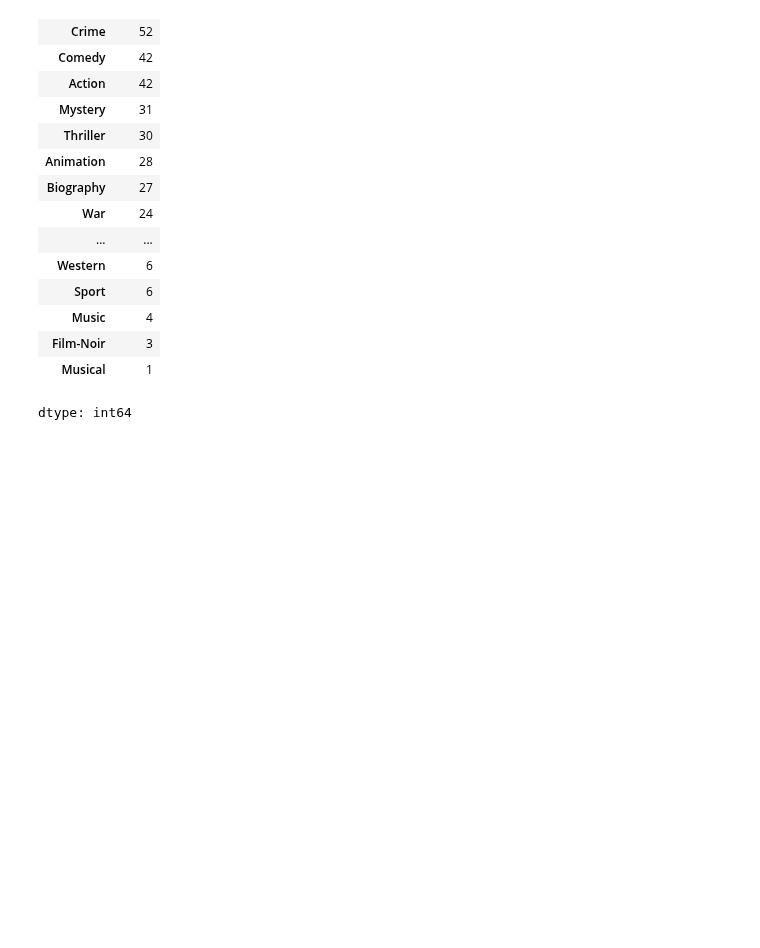
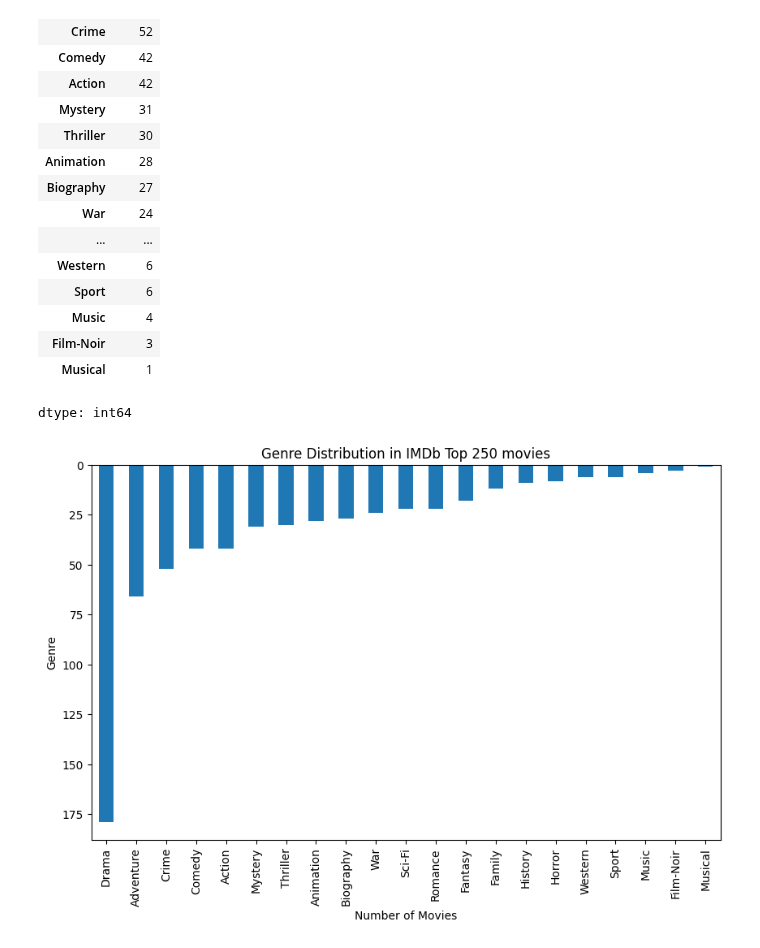
Before and after one commit to AVK48/AI-ML-JOURNEY, a Jupyter notebook: IMDb_Top_250_Movie_Insights.ipynb, the cells around one changed output. Cells and saved outputs as stored; diff of their text form; code cells hidden in the pictures; blank space fills up the shorter version.

Commit message:
Generated the plot

```diff
--- a/IMDb_Top_250_Movie_Insights.ipynb
+++ b/IMDb_Top_250_Movie_Insights.ipynb
@@ -5,7 +5,7 @@ import pandas as pd
 import matplotlib.pyplot as plt
 import seaborn as sns
 import numpy as np
-df = pd.read_csv("/content/ToP 250 movies on imdb in 2026.csv")
+df = pd.read_csv("/content/sample_data/ToP 250 movies on imdb in 2026.csv")
 df.info()
 # %% [output]
 <class 'pandas.core.frame.DataFrame'>
@@ -128,8 +128,3 @@ exdf['genres'].value_counts()
 | ['Drama', 'Romance', 'Thriller'] | 1 |
 106 rows × 1 columns
 dtype: int64
-# %%
-import ast
-
-df1['genres'] = df1['genres'].apply(ast.literal_eval)
-exdf = df1.explode('genres')
@@ -143,7 +140,8 @@ display(exdf.head())
 | 2 | The Dark Knight | PG-13 | 2008 | ['US', 'GB'] | ['en'] | 185000000.0 | 1.008480e+09 | ... |
 | 2 | The Dark Knight | PG-13 | 2008 | ['US', 'GB'] | ['en'] | 185000000.0 | 1.008480e+09 | ... |
 # %%
-exdf['genres'].value_counts()
+genre_counts =exdf['genres'].value_counts()
+genre_counts
 # %% [output]
 |  | count |
 | genres |  |
@@ -164,3 +162,13 @@ exdf['genres'].value_counts()
 | Film-Noir | 3 |
 | Musical | 1 |
 dtype: int64
+# %%
+plt.figure(figsize=(10,6))
+genre_counts.plot(kind='bar')
+plt.title('Genre Distribution in IMDb Top 250 movies')
+plt.xlabel('Number of Movies')
+plt.ylabel('Genre')
+plt.gca().invert_yaxis()
+plt.show()
+# %% [output]
+[figure, added]
```
Also changed, not shown: parts of 1 cell of this notebook.
